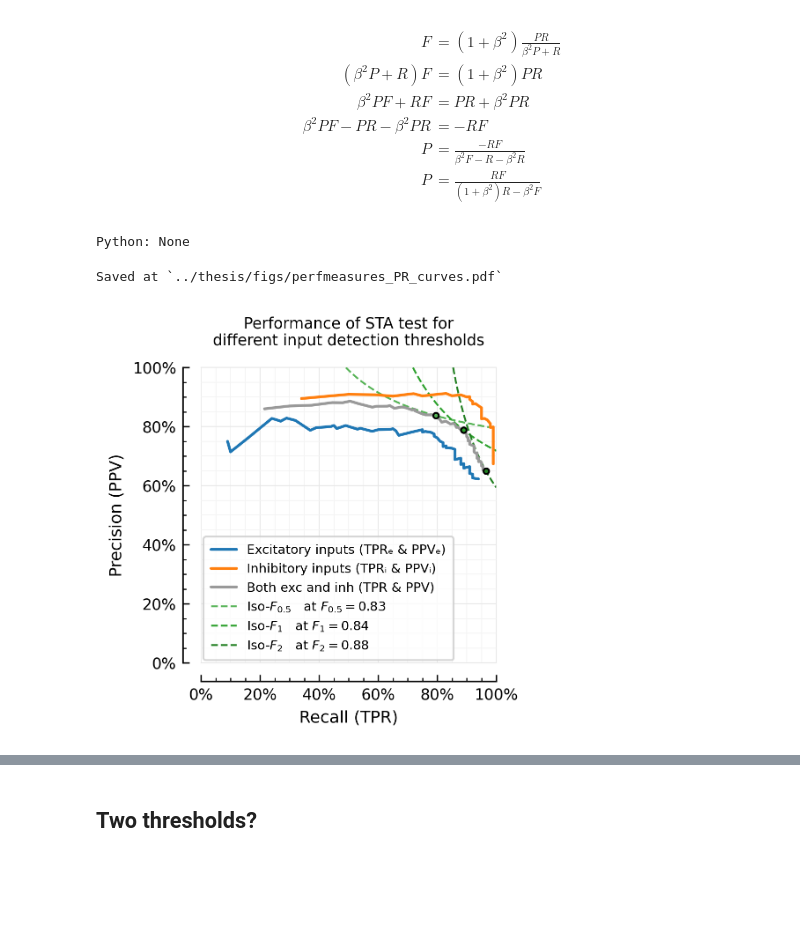
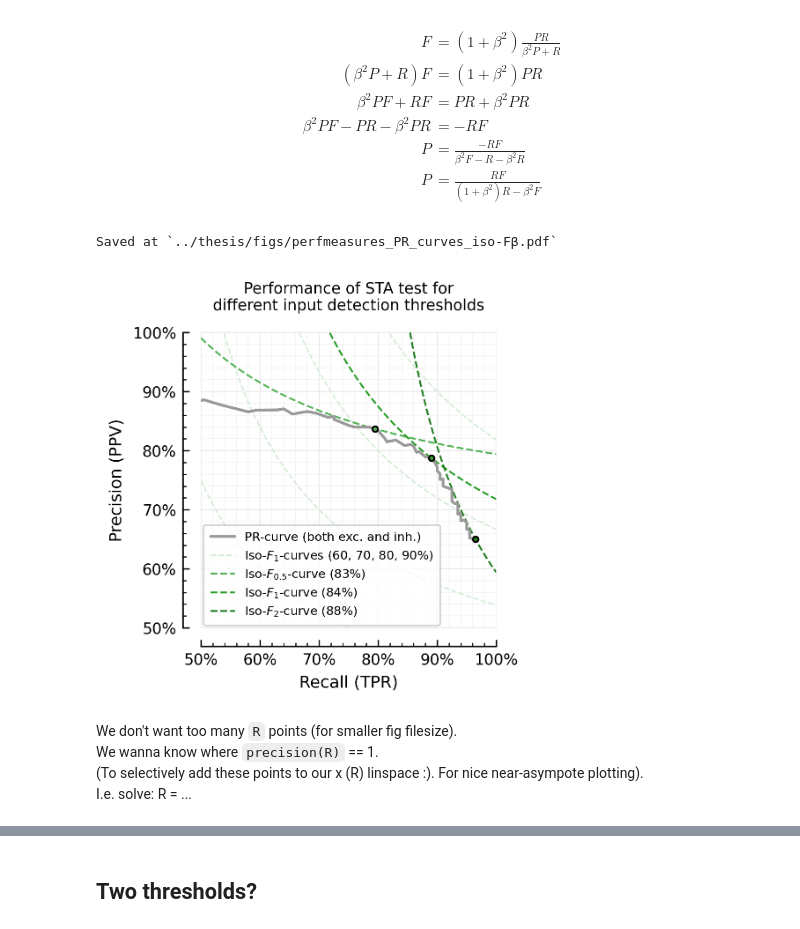
Before and after one commit to tfiers/phd, a Jupyter notebook: nb/2023-09-13__Clippin_and_Ceilin.ipynb, the cells around one changed output, grey strips where cells are left out. Saved outputs shown, nothing was run; the diff lists cells and outputs as text; code cells hidden in the pictures; blank space fills up the shorter version.

Commit message:
nice linspaced iso-F1 curves. P(R) and R(P). `\lessapprox`, ⪅

```diff
--- a/nb/2023-09-13__Clippin_and_Ceilin.ipynb
+++ b/nb/2023-09-13__Clippin_and_Ceilin.ipynb
@@ -344,35 +346,43 @@ precision(recall, β, F) = begin
 end;
-# %%
-mpl.use("agg")
-# %% [output]
-Python: None
 # %%
 fig, ax = plt.subplots(figsize=(2.9,2.9), dpi=300)
 
-plot(sweep.TPRₑ, sweep.PPVₑ; color=color_exc,  ax, label="Excitatory inputs (TPRₑ & PPVₑ)")
-plot(sweep.TPRᵢ, sweep.PPVᵢ; color=color_inh,  ax, label="Inhibitory inputs (TPRᵢ & PPVᵢ)")
-plot(sweep.TPR,  sweep.PPV ; color=color_both, ax, label="Both exc and inh (TPR & PPV)")
+plot(sweep.TPR,  sweep.PPV ; color=color_both, ax, label="PR-curve (both exc. and inh.)", clip_on=true)
 
-R = 0:(1/1000):1
+x0 = 0.5
+R = x0:(1/1000):1
+
+Fs = [0.6, 0.7, 0.8, 0.9]
+Fs_str = join(100*Fs, ", ") * "%"
+for (i,F) in enumerate(Fs)
+    label = (i > 1) ? nothing : L"Iso-$F_1$-curves (%$Fs_str)"
+    plot(R, precision.(R, F; β=1); color=lighten(C2,0.2), lw=0.8, ls="--", clip_on=true, zorder=1, label)
+end
+
 for (β, series, color) in [
         (β=0.5, series=sweep.F05, color= lighten(C2)),
         (β=1,   series=sweep.F1,  color=identity(C2)),
         (β=2,   series=sweep.F2,  color=  darken(C2)),
     ]
     F, i = findmax(skipnan(series))
-    label=L"Iso-$F_{%$β}\ $  at $F_{%$β} = %$(round(F,digits=2))$"
-    plot(R, precision.(R, β, F); color, lw=1, ls="--", label, clip_on=true, zorder=1)
-    plot(sweep.recall[i], sweep.precision[i], "."; mec="black", mfc=color, zorder=6)
+    label=L"Iso-$F_{%$β}$-curve (%$(round(100*F))%)"
+    plot(R, precision.(R, F; β);      color, lw=1, ls="--", label, clip_on=true, zorder=1)
+    plot(sweep.recall[i], sweep.precision[i], "."; mec="black", mfc=color, zorder=2)
 end
-
 
 set(ax, aspect="equal", xtype=:fraction, ytype=:fraction,
     xlabel="Recall (TPR)", ylabel="Precision (PPV)",
+    xlim=[x0, 1], ylim=[x0, 1],
     title=("""
         Performance of STA test for
         different input detection thresholds""", :fontsize=>"small"))
-legend(ax, fontsize="x-small");
-savefig_phd("perfmeasures_PR_curves")
+legend(ax, fontsize=6.6, loc="lower left");
+savefig_phd("perfmeasures_PR_curves_iso-Fβ")
 # %% [output]
-Saved at `../thesis/figs/perfmeasures_PR_curves.pdf`
+Saved at `../thesis/figs/perfmeasures_PR_curves_iso-Fβ.pdf`
-[figure, old version]
+[figure, new version]
+# %% [markdown]
+We don't want too many `R` points (for smaller fig filesize).\
+We wanna know where `precision(R)` == 1.\
+(To selectively add these points to our x (R) linspace :). For nice near-asympote plotting).\
+I.e. solve: R = ...
```
Also changed, not shown: parts of 6 cells of this notebook, 6 other files.
